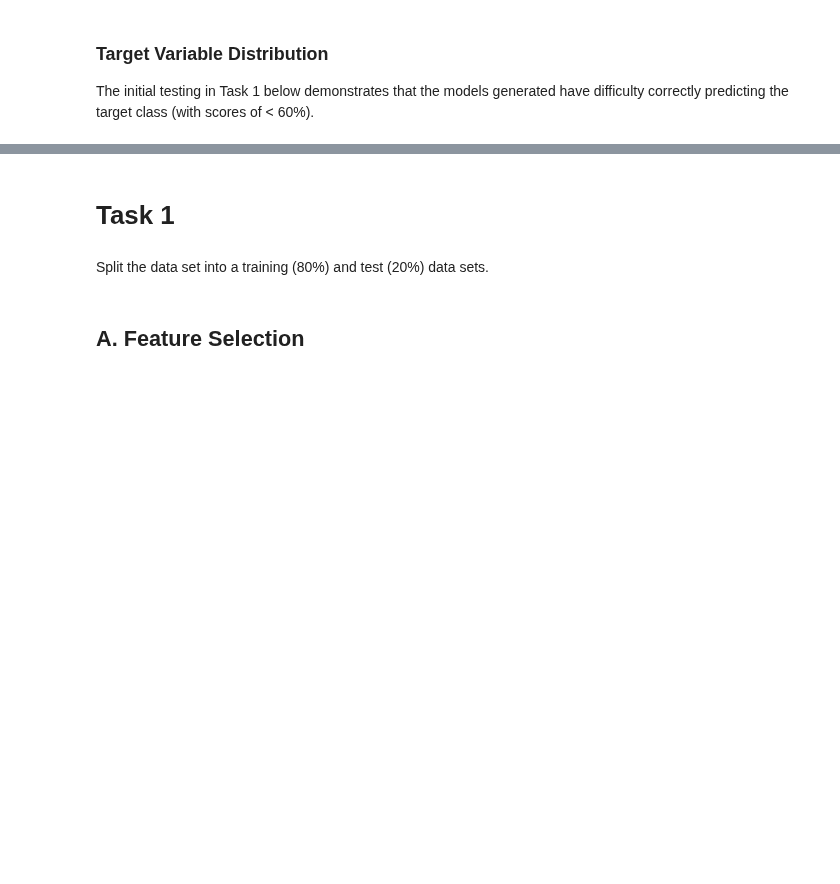
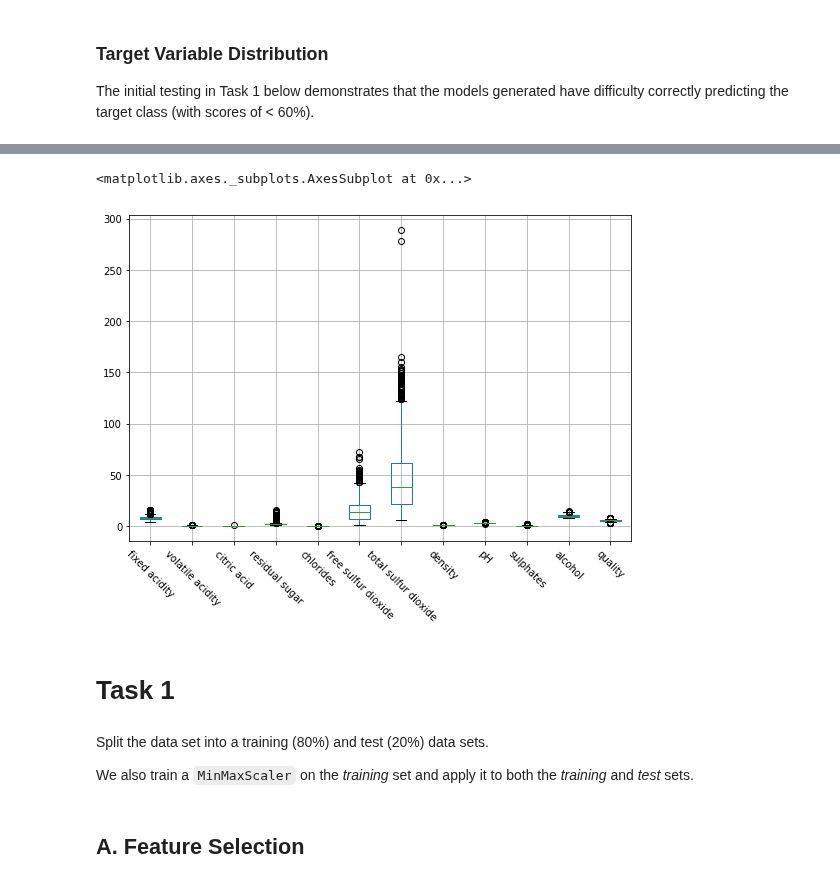
Before and after one commit to vipulpopat/MSCAI_Sem1_Etivity5, a Jupyter notebook: Etivity5-Feature Selection-18195326.ipynb, the cells around one changed output, grey strips where cells are left out. Drawn from its saved outputs; the diff is of its cells as text; code cells hidden in the pictures; blank space fills up the shorter version.

```diff
--- a/Etivity5-Feature Selection-18195326.ipynb
+++ b/Etivity5-Feature Selection-18195326.ipynb
@@ -83,7 +92,14 @@ Depending on later tasks, it may be useful to reclassify the quality as either "
+# %%
+wine_df.boxplot(figsize=(9,6), rot=-45)
+# %% [output]
+<matplotlib.axes._subplots.AxesSubplot at 0x...>
+[figure, added]
 # %% [markdown]
 # Task 1
 # %% [markdown]
 Split the data set into a training (80%) and test (20%) data sets.
+
+We also train a `MinMaxScaler` on the _training_ set and apply it to both the _training_ and _test_ sets.
 # %%
 # pepare independent stratified data sets for training and test of the final model
 predictors_train, predictors_test, target_train, target_test = train_test_split(
```
Also changed, not shown: parts of 22 cells of this notebook.
